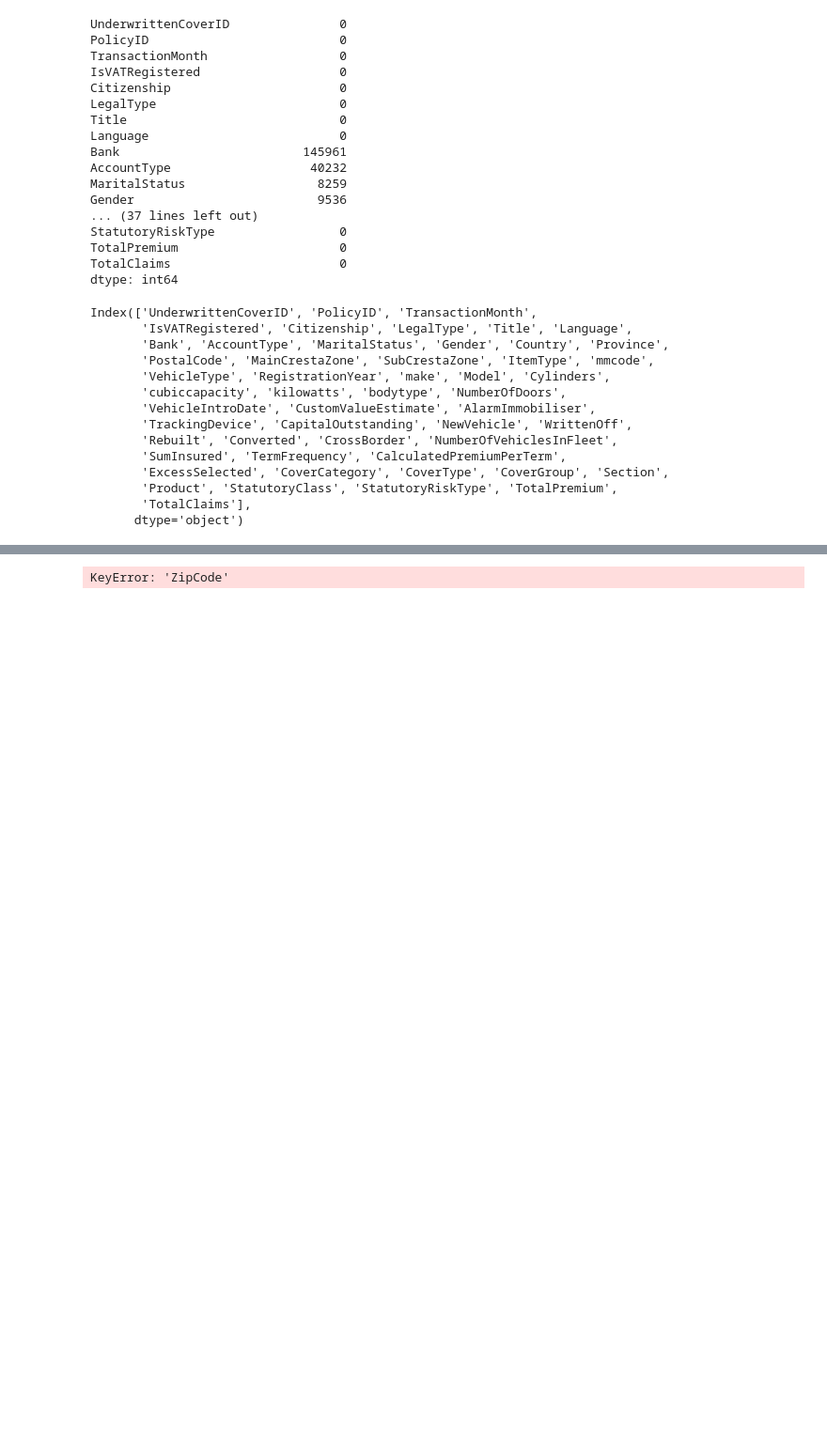
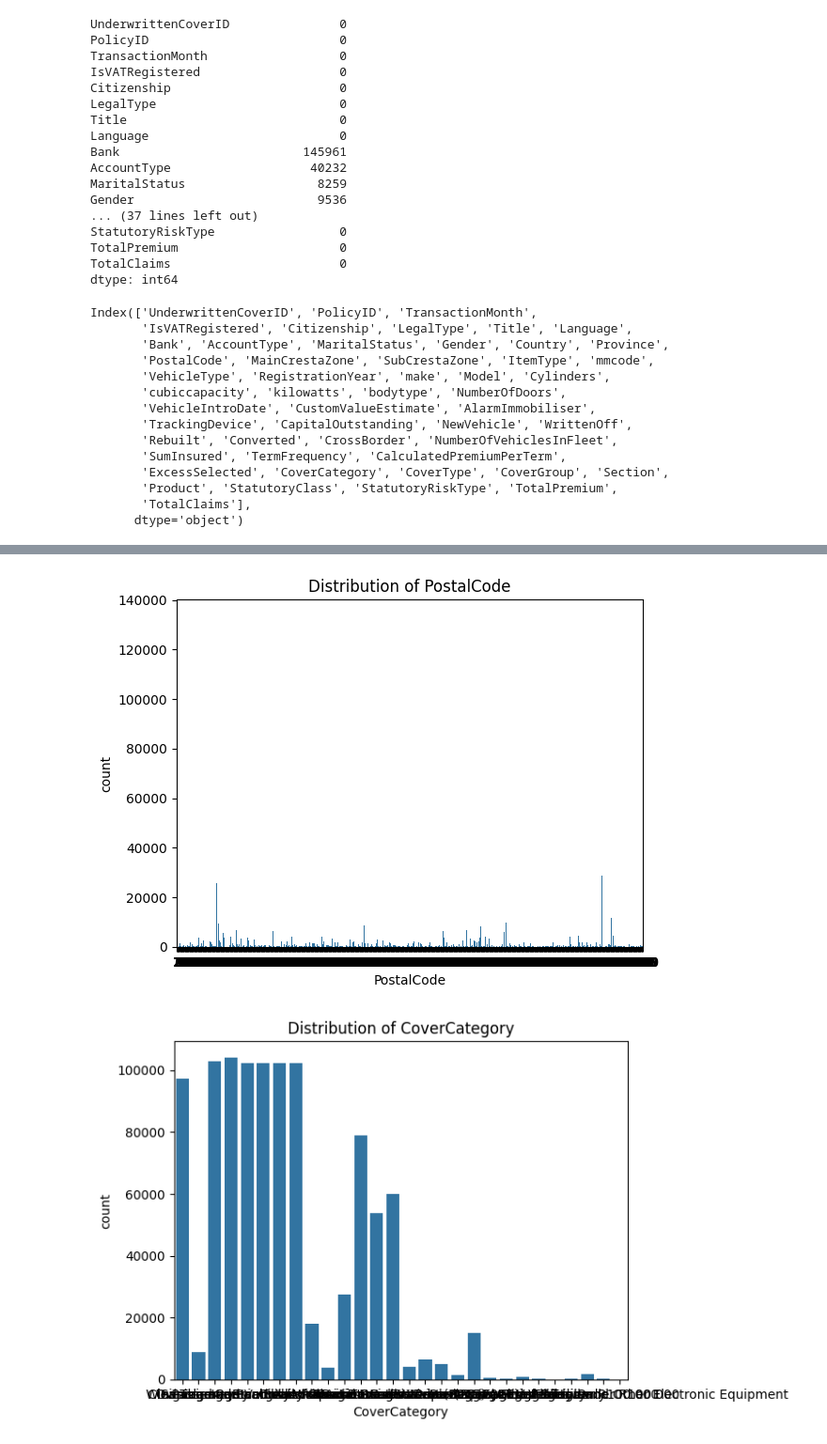
Before and after one commit to Ofgeha-Gelana/ACIS-PremiumOptimizer, a Jupyter notebook: notebooks/eda.ipynb, the cells around one changed output, grey strips where cells are left out. Shown: that part at 94% size. Saved outputs shown, nothing was run; the diff lists cells and outputs as text; code cells hidden in the pictures; blank space fills up the shorter version.

Commit message:
add visualization

```diff
--- a/notebooks/eda.ipynb
+++ b/notebooks/eda.ipynb
@@ -125,19 +125,20 @@ Index(['UnderwrittenCoverID', 'PolicyID', 'TransactionMonth',
 # %%
 import matplotlib.pyplot as plt
 import seaborn as sns
 
 # Histograms for numerical columns
 numerical_columns = ['TotalPremium', 'TotalClaims']  # Add other numerical columns
 df[numerical_columns].hist(bins=20, figsize=(10, 6))
 plt.suptitle('Histograms of Numerical Variables')
 plt.show()
 
 # Bar charts for categorical columns (e.g., 'ZipCode', 'InsuranceType')
-categorical_columns = ['ZipCode', 'InsuranceType']  # Add other categorical columns
+categorical_columns = ['PostalCode', 'CoverCategory']  # Add other categorical columns
 for column in categorical_columns:
     sns.countplot(x=df[column])
     plt.title(f'Distribution of {column}')
     plt.show()
 # %% [output]
 [figure]
-KeyError: 'ZipCode'
+[figure, added]
+[figure, added]
```
